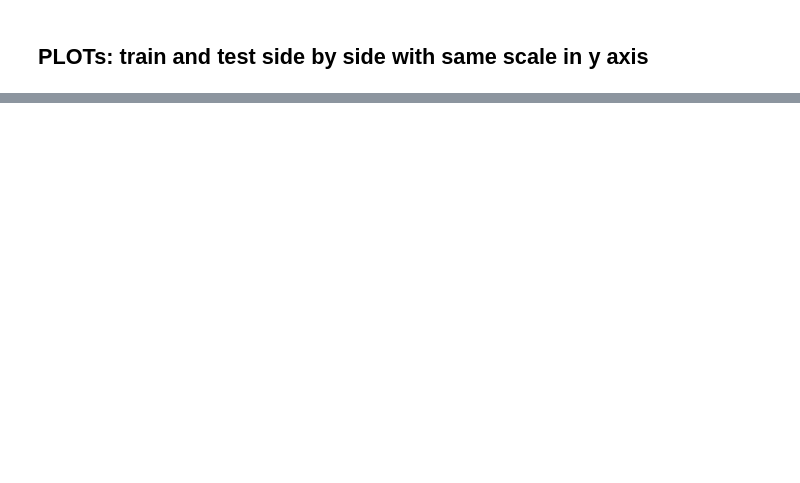
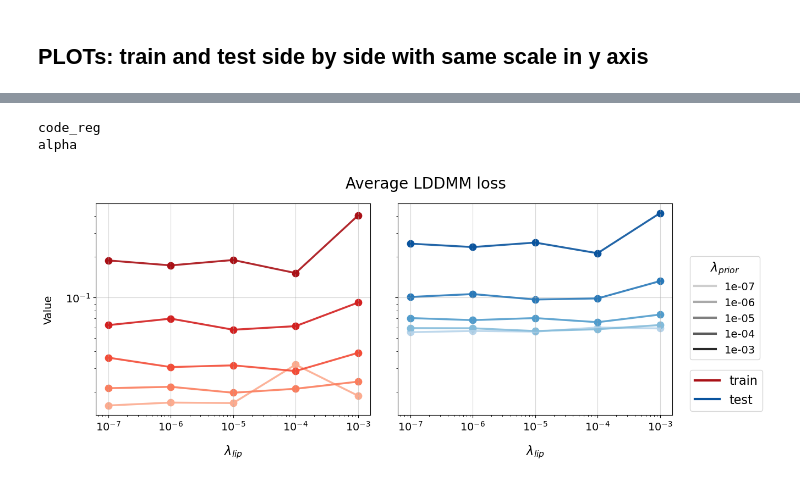
Before and after one commit to enr1xo/deepcsdf-ventricles-MRI, a Jupyter notebook: summarize_experiment_performance.ipynb, the cells around one changed output, grey strips where cells are left out. Cells and saved outputs as stored; diff of their text form; code cells hidden in the pictures; blank space fills up the shorter version.

```diff
--- a/summarize_experiment_performance.ipynb
+++ b/summarize_experiment_performance.ipynb
@@ -256,29 +320,40 @@ plot_(save_fname, df_train, df_test, legend_column, x_axis_column, x_label,
 # %%
-metric = "Haussdorff"
+metric = "LDDMM"
 
 save_fname = save_dir / f"{experiment_name}-avg{metric}-trainVStest.svg"
 
 df_train = assign_train_dataset[metric]
 df_test = assign_test_dataset[metric]
 
 # ------------------------------
 # setup things for legend and x axis labels
 # ------------------------------
-legend_column, x_axis_column = add_column_name_1, add_column_name_2
+legend_column, x_axis_column = add_column_name_2, add_column_name_1
+
+print(legend_column)
+print(x_axis_column)
+# legend_tags = sorted( df_train[legend_column].unique(), key= lambda x: len(x) )
+legend_tags = sorted(df_train[legend_column].unique())
 
 #label of x axis
-x_label = r"$\lambda_{prior}$"
+x_label = r"$\lambda_{lip}$"
 
-legend_title = r"$\lambda_{lip}$"
+legend_title = r"$\lambda_{prior}$"
 
-plot_(save_fname, df_train, df_test, legend_column, x_axis_column, x_label,
+plot_(save_fname, df_train, df_test, legend_column, x_axis_column, legend_tags, x_label,
       reorder_categrorical_x_axis=False,
-      suptitle=f"Average {metric} distance [mm]",
+      suptitle=f"Average {metric} loss",
       suptitle_fontsize=20,
       legend_title=legend_title,
       legend_title_fontsize=16,
       legend_items_fontsize=14,
+      format_legend_items_tags_scientific_notation=True,
       axis_ticklabelsize=14,
       x_label_fontsize=16,
       set_xscale_log=True,
+      set_yscale_log=True
       )
+# %% [output]
+code_reg
+alpha
+[figure, added]
```
Also changed, not shown: parts of 10 cells of this notebook, 1 other file.
